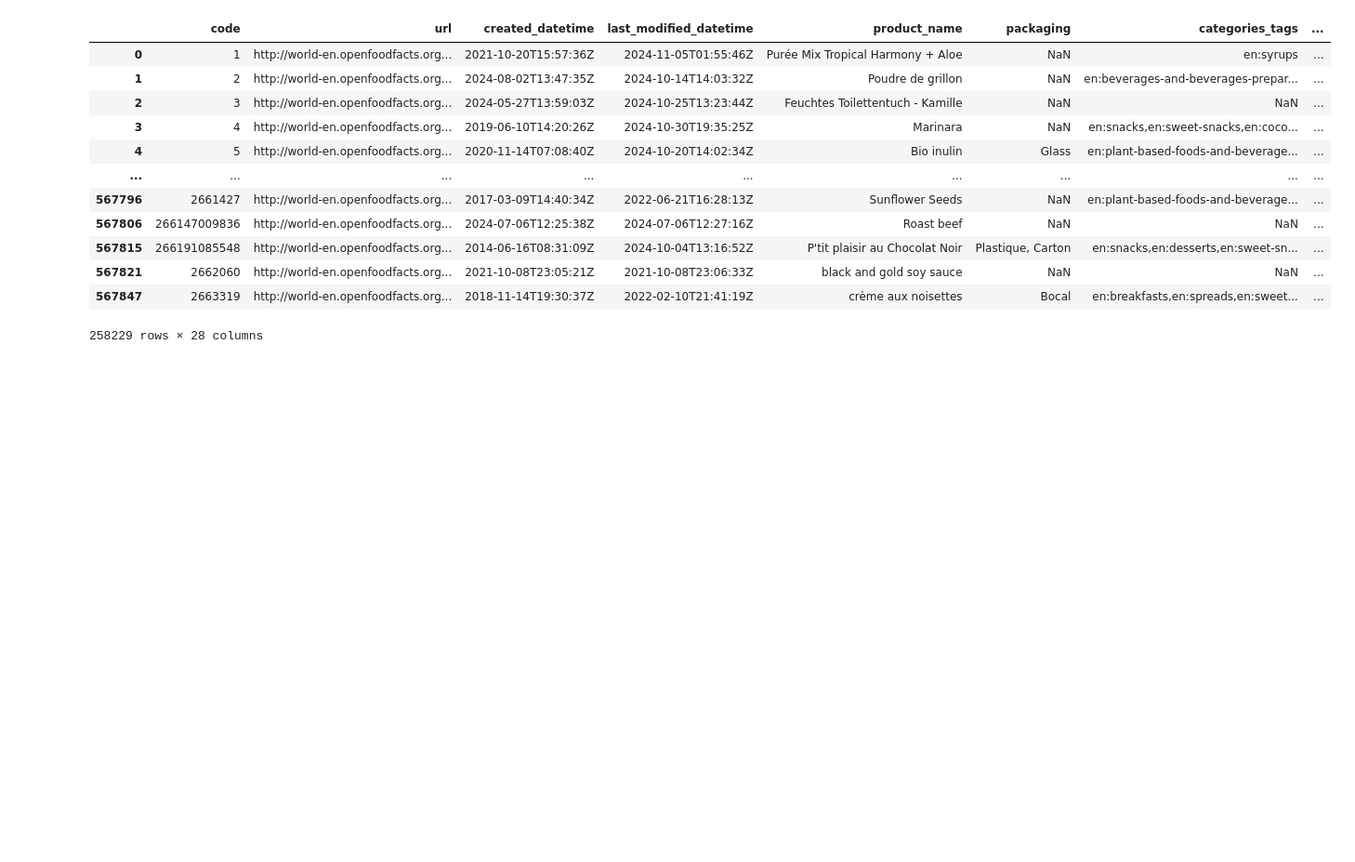
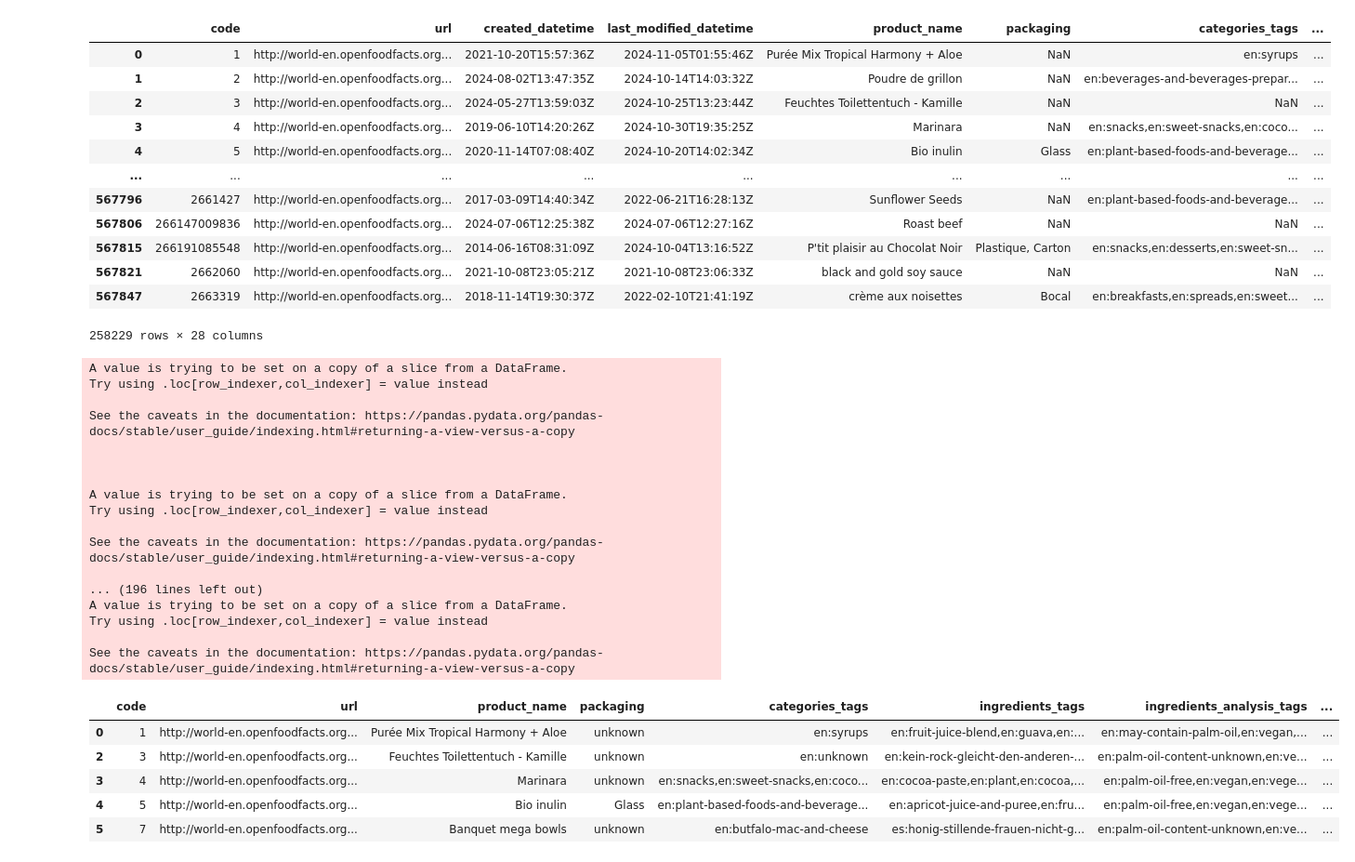
Before and after one commit to littlerobinson/foodstuffs_recommendation, a Jupyter notebook: notebooks/research_alex.ipynb, the cells around one changed output. Shown: that part at 93% size. Drawn from its saved outputs; the diff is of its cells as text; code cells hidden in the pictures; blank space fills up the shorter version.

```diff
--- a/notebooks/research_alex.ipynb
+++ b/notebooks/research_alex.ipynb
@@ -556,37 +554,55 @@ display(clean_data)
 # %%
 import pandas as pd
 
 def clean_dataset(df):
     # Convert 'created_datetime' et 'last_modified_datetime' en années
     df['created_year'] = pd.to_datetime(df['created_datetime'], errors='coerce').dt.year
     df['last_modified_year'] = pd.to_datetime(df['last_modified_datetime'], errors='coerce').dt.year
-    df.drop(['created_datetime', 'last_modified_datetime'], axis=1, inplace=True)
+    df.drop(['last_modified_datetime'], axis=1, inplace=True)
 
     # Supprimer les lignes où 'product_name' ou 'ingredients_tags' sont vides
     df.dropna(subset=['product_name', 'ingredients_tags'], inplace=True)
 
     # Remplacer les valeurs manquantes par des valeurs par défaut
     df['packaging'].fillna('unknown', inplace=True)
     df['categories_tags'].fillna('en:unknown', inplace=True)
     df['ingredients_analysis_tags'].fillna('unknown', inplace=True)
     df['allergens'].fillna('en:none', inplace=True)
     df['traces_tags'].fillna('en:none', inplace=True)
     df['additives_tags'].fillna('en:none', inplace=True)
     df['nutriscore_grade'].fillna('unknown', inplace=True)
     df['food_groups_tags'].fillna('en:none', inplace=True)
     df['ecoscore_grade'].fillna('unknown', inplace=True)
     df['nutrient_levels_tags'].fillna('en:unknown', inplace=True)
     df['popularity_tags'].fillna('unknown', inplace=True)
     df['main_category'].fillna('en:none', inplace=True)
     df['image_url'].fillna('en:none', inplace=True)
 
-    # Remplacer les valeurs manquantes dans les colonnes nutritionnelles par -1
-    nutritional_columns = [
-        'energy-kcal_100g', 'energy_100g', 'fat_100g',
-        'cholesterol_100g', 'sugars_100g', 'proteins_100g', 'salt_100g'
-    ]
-    df[nutritional_columns] = df[nutritional_columns].fillna(-1)
-
     return df
 
 clean_data = clean_dataset(clean_data)
+clean_data.head()
+# %% [output]
+A value is trying to be set on a copy of a slice from a DataFrame.
+Try using .loc[row_indexer,col_indexer] = value instead
+
+See the caveats in the documentation: https://pandas.pydata.org/pandas-docs/stable/user_guide/indexing.html#returning-a-view-versus-a-copy
+
+
+
+A value is trying to be set on a copy of a slice from a DataFrame.
+Try using .loc[row_indexer,col_indexer] = value instead
+
+See the caveats in the documentation: https://pandas.pydata.org/pandas-docs/stable/user_guide/indexing.html#returning-a-view-versus-a-copy
+
+... (196 lines left out)
+A value is trying to be set on a copy of a slice from a DataFrame.
+Try using .loc[row_indexer,col_indexer] = value instead
+
+See the caveats in the documentation: https://pandas.pydata.org/pandas-docs/stable/user_guide/indexing.html#returning-a-view-versus-a-copy
+|  | code | url | product_name | packaging | categories_tags | ingredients_tags | ingredients_analysis_tags | ... |
+| 0 | 1 | http://world-en.openfoodfacts.org... | Purée Mix Tropical Harmony + Aloe | unknown | en:syrups | en:fruit-juice-blend,en:guava,en:... | en:may-contain-palm-oil,en:vegan,... | ... |
+| 2 | 3 | http://world-en.openfoodfacts.org... | Feuchtes Toilettentuch - Kamille | unknown | en:unknown | en:kein-rock-gleicht-den-anderen-... | en:palm-oil-content-unknown,en:ve... | ... |
+| 3 | 4 | http://world-en.openfoodfacts.org... | Marinara | unknown | en:snacks,en:sweet-snacks,en:coco... | en:cocoa-paste,en:plant,en:cocoa,... | en:palm-oil-free,en:vegan,en:vege... | ... |
+| 4 | 5 | http://world-en.openfoodfacts.org... | Bio inulin | Glass | en:plant-based-foods-and-beverage... | en:apricot-juice-and-puree,en:fru... | en:palm-oil-free,en:vegan,en:vege... | ... |
+| 5 | 7 | http://world-en.openfoodfacts.org... | Banquet mega bowls | unknown | en:butfalo-mac-and-cheese | es:honig-stillende-frauen-nicht-g... | en:palm-oil-content-unknown,en:ve... | ... |
```
Also changed, not shown: parts of 2 cells of this notebook.
